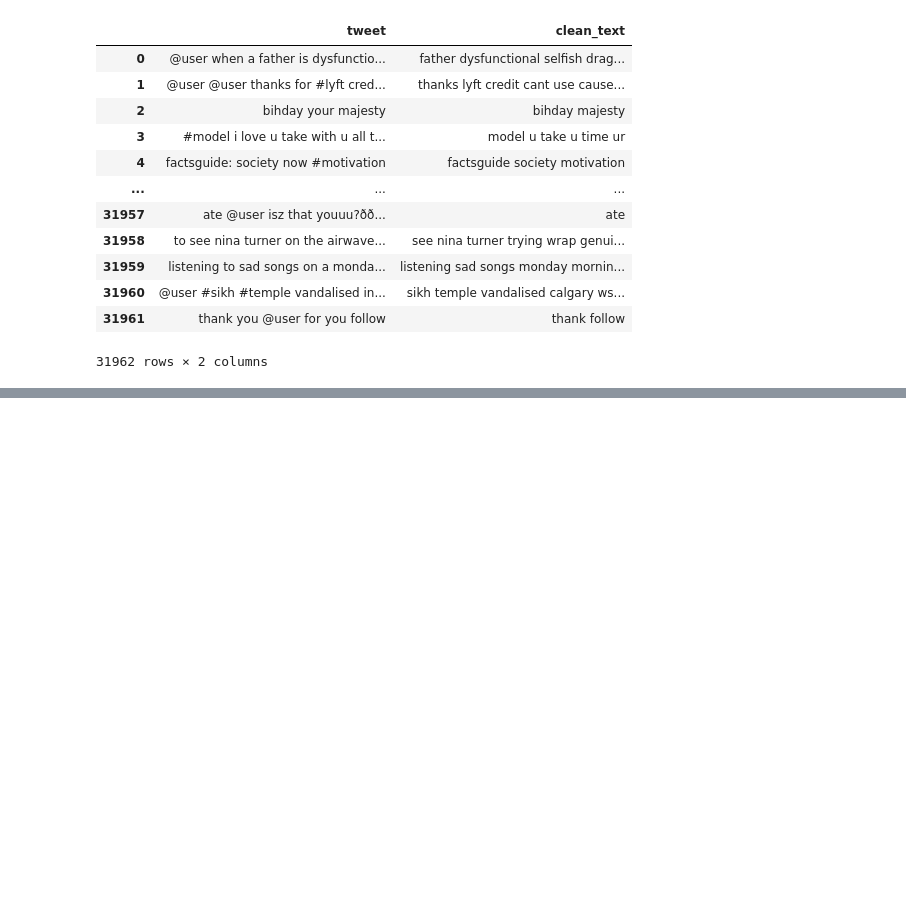
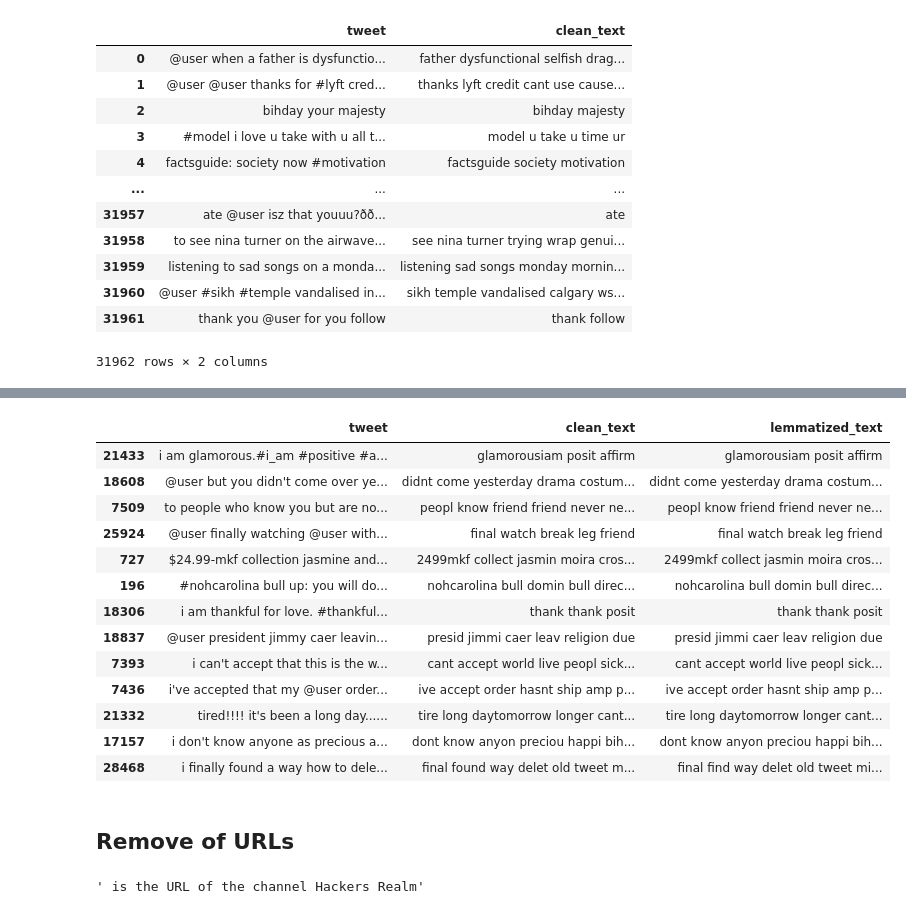
Before and after one commit to gehad-Ahmed30/NLP-projects, a Jupyter notebook: Twitter sentiments project/main.ipynb, the cells around one changed output, grey strips where cells are left out. Cells and saved outputs as stored; diff of their text form; code cells hidden in the pictures; blank space fills up the shorter version.

```diff
--- a/Twitter sentiments project/main.ipynb
+++ b/Twitter sentiments project/main.ipynb
@@ -186,0 +189,8 @@ df
+# %%
+from nltk.stem import PorterStemmer
+stemmer=PorterStemmer()
+def stem_words(text):
+  return " ".join([stemmer.stem(word) for word in text.split()])
+
+df['clean_text']=df['clean_text'].apply(lambda text: stem_words(text))
+df
@@ -186,0 +213,14 @@ df
+# %%
+from nltk import pos_tag
+from nltk.corpus import wordnet
+from nltk.stem import WordNetLemmatizer
+
+lemmatizer = WordNetLemmatizer()
+wordnet_map = {"N":wordnet.NOUN, "V": wordnet.VERB, "J": wordnet.ADJ, "R": wordnet.ADV}
+
+def lemmatize_words(text):
+    # find pos tags
+    pos_text = pos_tag(text.split())
+    return " ".join([lemmatizer.lemmatize(word, wordnet_map.get(pos[0], wordnet.NOUN)) for word, pos in pos_text])
+df['lemmatized_text'] = df['clean_text'].apply(lambda x: lemmatize_words(x))
+df.head()
@@ -186,0 +234,27 @@ df
+# %%
+df.sample(frac=1).head(13)
+# %% [output]
+|  | tweet | clean_text | lemmatized_text |
+| 21433 | i am glamorous.#i_am #positive #a... | glamorousiam posit affirm | glamorousiam posit affirm |
+| 18608 | @user but you didn't come over ye... | didnt come yesterday drama costum... | didnt come yesterday drama costum... |
+| 7509 | to people who know you but are no... | peopl know friend friend never ne... | peopl know friend friend never ne... |
+| 25924 | @user finally watching @user with... | final watch break leg friend | final watch break leg friend |
+| 727 | $24.99-mkf collection jasmine and... | 2499mkf collect jasmin moira cros... | 2499mkf collect jasmin moira cros... |
+| 196 | #nohcarolina bull up: you will do... | nohcarolina bull domin bull direc... | nohcarolina bull domin bull direc... |
+| 18306 | i am thankful for love. #thankful... | thank thank posit | thank thank posit |
+| 18837 | @user president jimmy caer leavin... | presid jimmi caer leav religion due | presid jimmi caer leav religion due |
+| 7393 | i can't accept that this is the w... | cant accept world live peopl sick... | cant accept world live peopl sick... |
+| 7436 | i've accepted that my @user order... | ive accept order hasnt ship amp p... | ive accept order hasnt ship amp p... |
+| 21332 | tired!!!! it's been a long day...... | tire long daytomorrow longer cant... | tire long daytomorrow longer cant... |
+| 17157 | i don't know anyone as precious a... | dont know anyon preciou happi bih... | dont know anyon preciou happi bih... |
+| 28468 | i finally found a way how to dele... | final found way delet old tweet m... | final find way delet old tweet mi... |
+# %% [markdown]
+## Remove of URLs
+# %%
+text = "https://www.hackersrealm.net is the URL of the channel Hackers Realm"
+import re
+def remove_urls(text):
+    return re.sub(r'https?://\S+|www\.\S+', '', text)
+remove_urls(text)
+# %% [output]
+' is the URL of the channel Hackers Realm'
```
Also changed, not shown: parts of 12 cells of this notebook.
